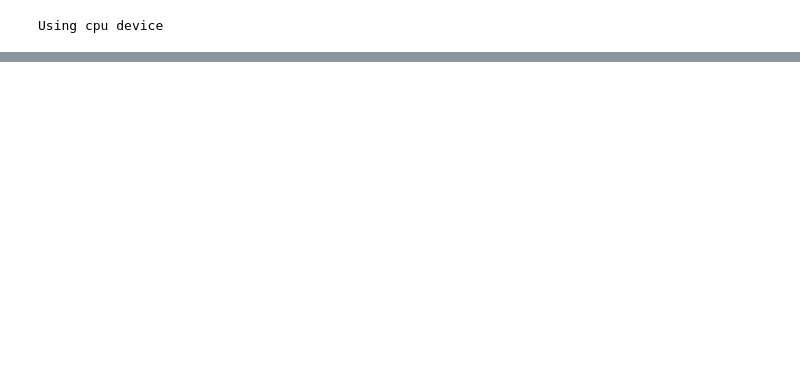
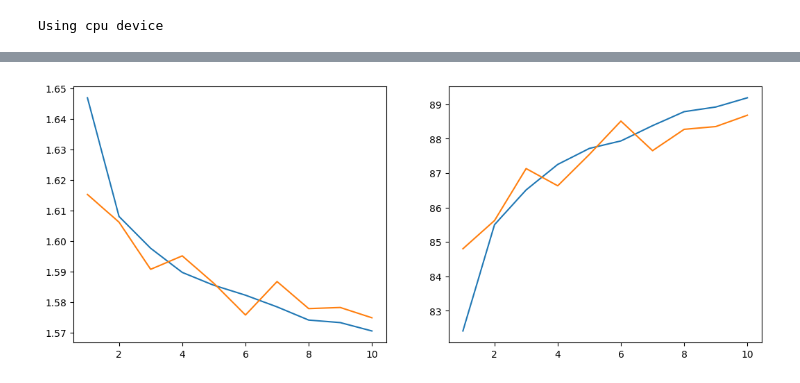
Before and after one commit to AlexanderDBell/TheDeveloperAcademy-Bootcamp, a Jupyter notebook: Final Project/clothes_detector.ipynb, the cells around one changed output, grey strips where cells are left out. Drawn from its saved outputs; the diff is of its cells as text; code cells hidden in the pictures; blank space fills up the shorter version.

```diff
--- a/Final Project/clothes_detector.ipynb
+++ b/Final Project/clothes_detector.ipynb
@@ -113,3 +114,30 @@ class VGG(nn.Module):
     def forward(self, x):
         logits = self.conv_stack(x)
         return logits
+# %%
+class NeuralNetwork2(nn.Module):
+    def __init__(self):
+        super().__init__()
+        self.conv_stack = nn.Sequential(
+            nn.Conv2d(1, 8, 5, 1, 2),
+            nn.MaxPool2d(2),
+            nn.ReLU(),
+            nn.BatchNorm2d(8),
+            nn.Conv2d(8, 16, 5, 1, 2),
+            nn.MaxPool2d(2),
+            nn.ReLU(),
+            nn.BatchNorm2d(16),
+            nn.Flatten(),
+            nn.Linear(16*7*7, 128),
+            nn.ReLU(),
+            nn.BatchNorm1d(128),
+            nn.Linear(128, 128),
+            nn.ReLU(),
+            nn.BatchNorm1d(128),
+            nn.Linear(128, 10),
+            nn.Softmax(1)
+        )
+
+    def forward(self, x):
+        logits = self.conv_stack(x)
+        return logits
@@ -304,0 +573,3 @@ plt.show()
+# %%
+nn2_trainer = NetworkTrainer(nn2_model, loss_fn, nn2_optimiser)
+nn2_results = nn2_trainer.train_model(10)
@@ -304,0 +594,13 @@ plt.show()
+# %%
+train_loss_list, train_acc_list, test_loss_list, test_acc_list = nn2_results
+
+fig, (ax1, ax2) = plt.subplots(1, 2, figsize=(12.8, 4.8))
+ax1.plot(range(1,11), train_loss_list)
+ax1.plot(range(1,11), test_loss_list)
+ax1.set_xticks(range(2,11,2))
+ax2.plot(range(1,11), train_acc_list)
+ax2.plot(range(1,11), test_acc_list)
+ax2.set_xticks(range(2,11,2))
+plt.show()
+# %% [output]
+[figure, added]
```
Also changed, not shown: parts of 39 cells of this notebook.
